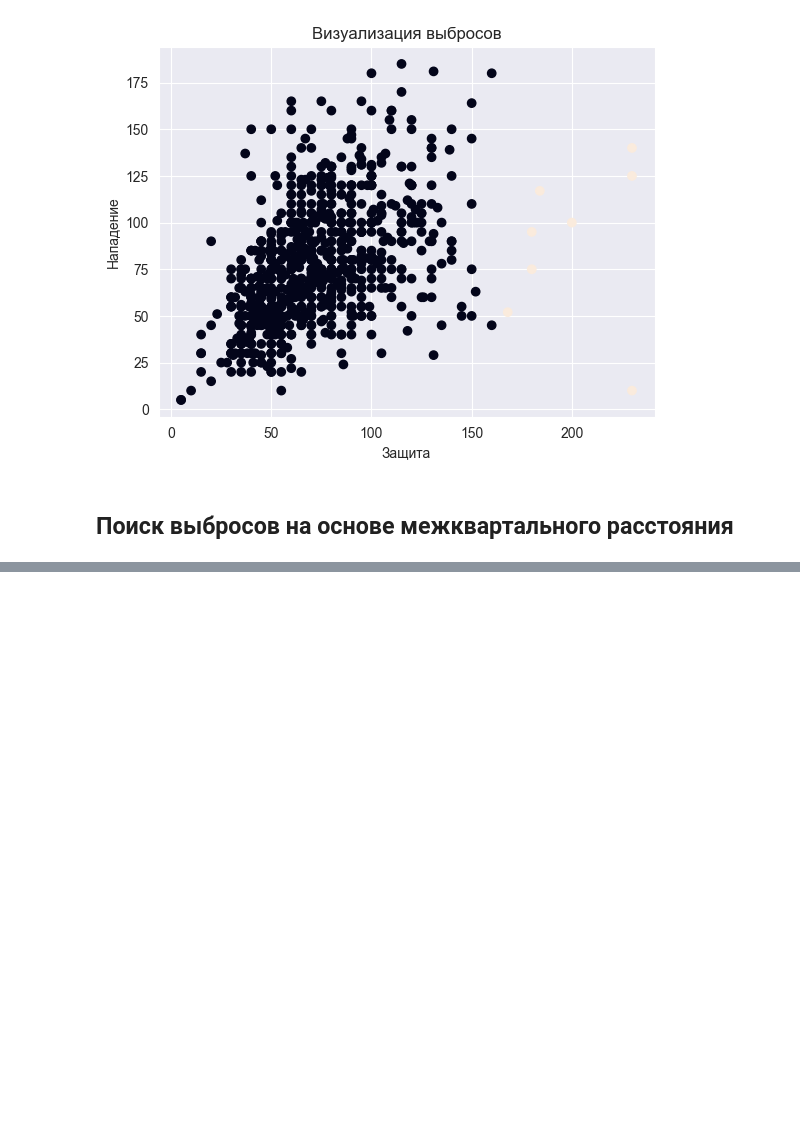
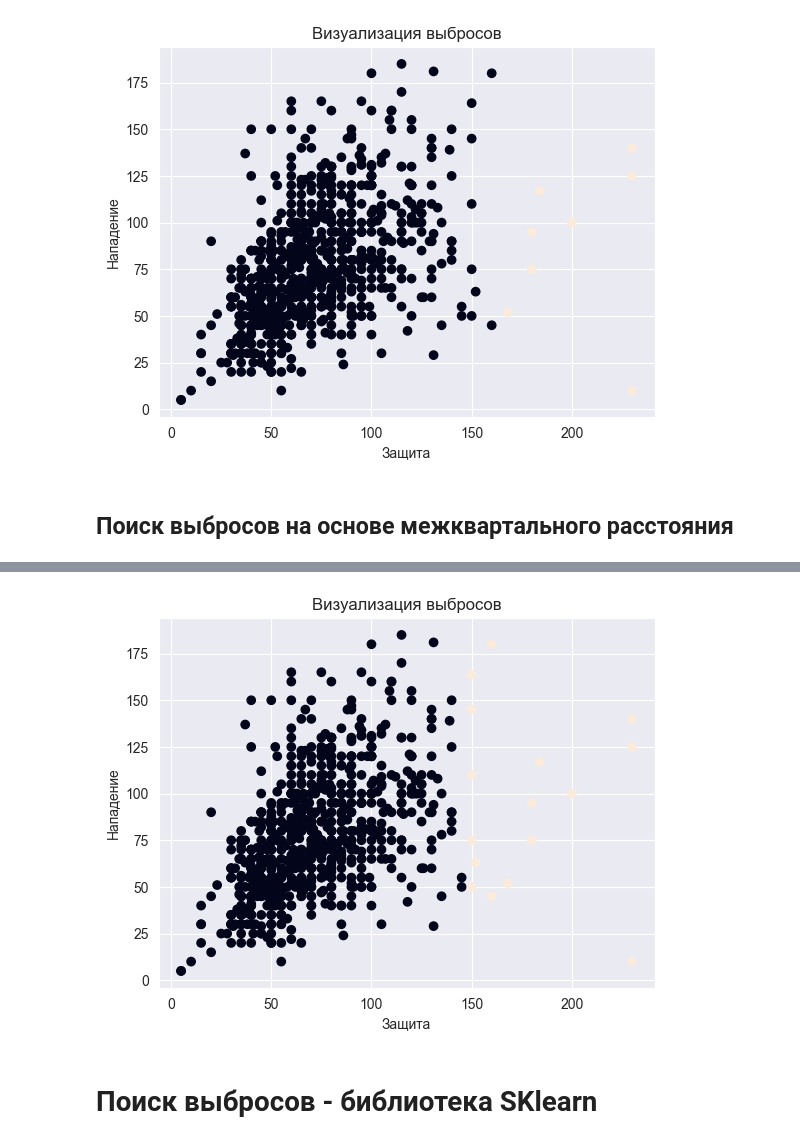
Before and after one commit to ArmanVasilovich/python_spbu, a Jupyter notebook: November/December-2/November_25_data_processing.ipynb, the cells around one changed output, grey strips where cells are left out. Cells and saved outputs as stored; diff of their text form; code cells hidden in the pictures; blank space fills up the shorter version.

Commit message:
SKlearn - first touch

```diff
--- a/November/December-2/November_25_data_processing.ipynb
+++ b/November/December-2/November_25_data_processing.ipynb
@@ -101,0 +209,2 @@ plt.scatter(df.defense, df.attack, c = df.defense_z > 3);
+# %%
+col_attack = (df.defense <= lower_bound) | (df.defense >= upper_bound)
@@ -101,0 +219,9 @@ plt.scatter(df.defense, df.attack, c = df.defense_z > 3);
+# %%
+plt.title('Визуализация выбросов')
+plt.xlabel('Защита')
+plt.ylabel('Нападение')
+plt.scatter(df.defense, df.attack, c = np.array(col_mask) + np.array(col_attack));
+# %% [output]
+[figure, added]
+# %% [markdown]
+# Поиск выбросов - библиотека SKlearn
```
Also changed, not shown: parts of 23 cells of this notebook, 1 other file.
